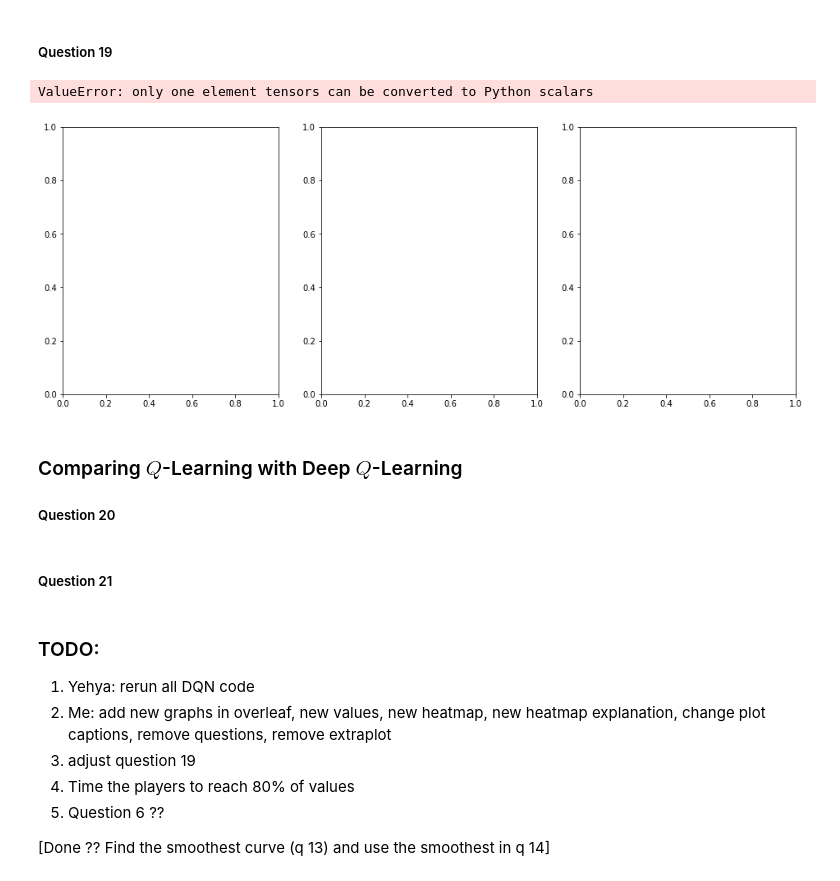
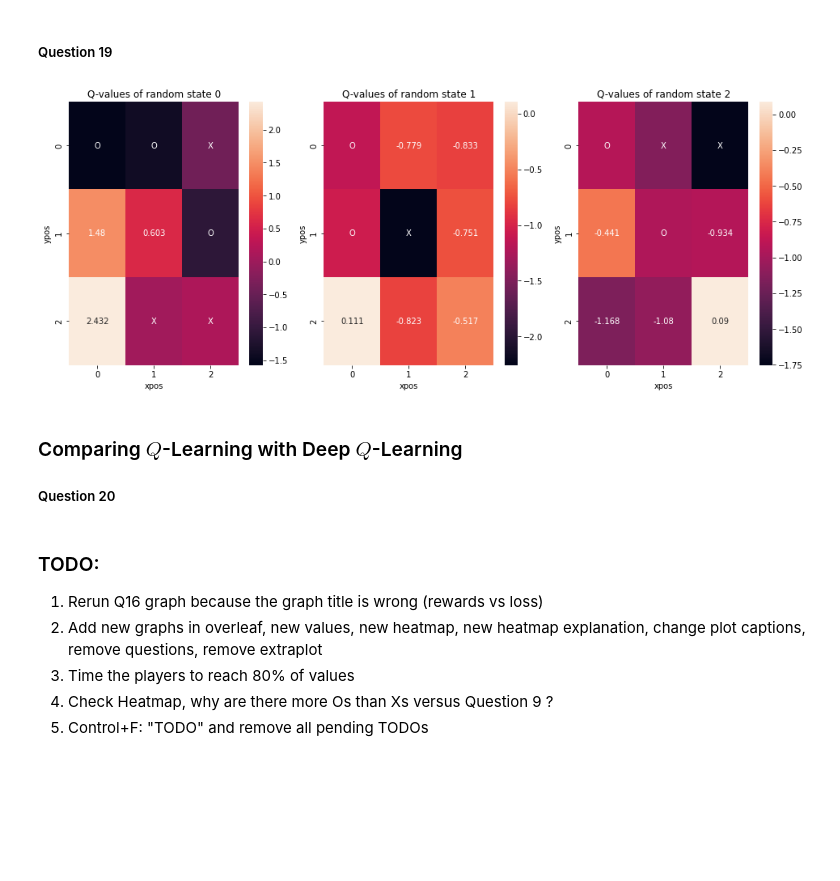
Before and after one commit to mikqs/rl-tic-tac-toe, a Jupyter notebook: 322190_325932.ipynb, the cells around one changed output. Cells and saved outputs as stored; diff of their text form; code cells hidden in the pictures; blank space fills up the shorter version.

Commit message:
Added heatmap q19

```diff
--- a/322190_325932.ipynb
+++ b/322190_325932.ipynb
@@ -1540,26 +1541,30 @@ The highest value of Mrand that we could get achieve after 20000 games is 0.94,
 # %% [markdown]
 ##### Question 19
 # %%
-# get the best player agent
-player_rl_agent = players[argmax_m_opt[0]]
+# get the best player agent for both metrics
+# (here we retrieve the best agent in the Mrand metric since all got a perfect Mopt).
+player_rl_agent = players[argmax_m_rand[0]]
 
 # Visualize the heat map
 number_of_visualized_states = 3
 fig, ax = plt.subplots(ncols=3, figsize=(16,6))
 
 for index in range(number_of_visualized_states):
     state = player_rl_agent.observed_states[randrange(len(player_rl_agent.observed_states))]
-    # TODO : convert the state back to numpy with values (+1,-1,0.0)
-    # make player 2 negative, then sum the two dimensions, then reshape as 3x3
-    q_values: torch.Tensor = player_rl_agent.dqn_model(state)
-    q_values_reshaped = q_values.cpu().detach().numpy().reshape((3,3))
-    sns.heatmap(q_values_reshaped, annot = convert_value_to_play_character(state, q_values), ax=ax[index], fmt="")
+    state_player1 = state.cpu().detach().numpy()[0][0:9].reshape((3,3))
+    state_player2 = state.cpu().detach().numpy()[0][9:18].reshape((3,3)) * -1
+
+    state_reshaped = state_player1 + state_player2
+
+    q_values = player_rl_agent.dqn_model(state).cpu().detach().numpy()[0]
+    q_values_reshaped = q_values.reshape((3,3))
+
+    sns.heatmap(q_values_reshaped, annot = convert_value_to_play_character(state_reshaped, q_values), ax=ax[index], fmt="")
     ax[index].set_title(f"Q-values of random state {index}")
     ax[index].set_xlabel("xpos")
     ax[index].set_ylabel("ypos")
 # %% [output]
-ValueError: only one element tensors can be converted to Python scalars
-[figure, old version]
+[figure, new version]
 # %% [markdown]
 ### Comparing $Q$-Learning with Deep $Q$-Learning
 ##### Question 20
@@ -1570,11 +1576,7 @@ ValueError: only one element tensors can be converted to Python scalars
-# %% [markdown]
-##### Question 21
 # %% [markdown]
 ### TODO:
-1. Yehya: rerun all DQN code
-2. Me: add new graphs in overleaf, new values, new heatmap, new heatmap explanation, change plot captions, remove questions, remove extraplot
-3. adjust question 19
-4. Time the players to reach 80% of values
-5. Question 6 ??
-
-[Done ?? Find the smoothest curve (q 13) and use the smoothest in q 14]
+1. Rerun Q16 graph because the graph title is wrong (rewards vs loss)
+2. Add new graphs in overleaf, new values, new heatmap, new heatmap explanation, change plot captions, remove questions, remove extraplot
+3. Time the players to reach 80% of values
+4. Check Heatmap, why are there more Os than Xs versus Question 9 ?
+5. Control+F: "TODO" and remove all pending TODOs
```
Also changed, not shown: parts of 6 cells of this notebook.
